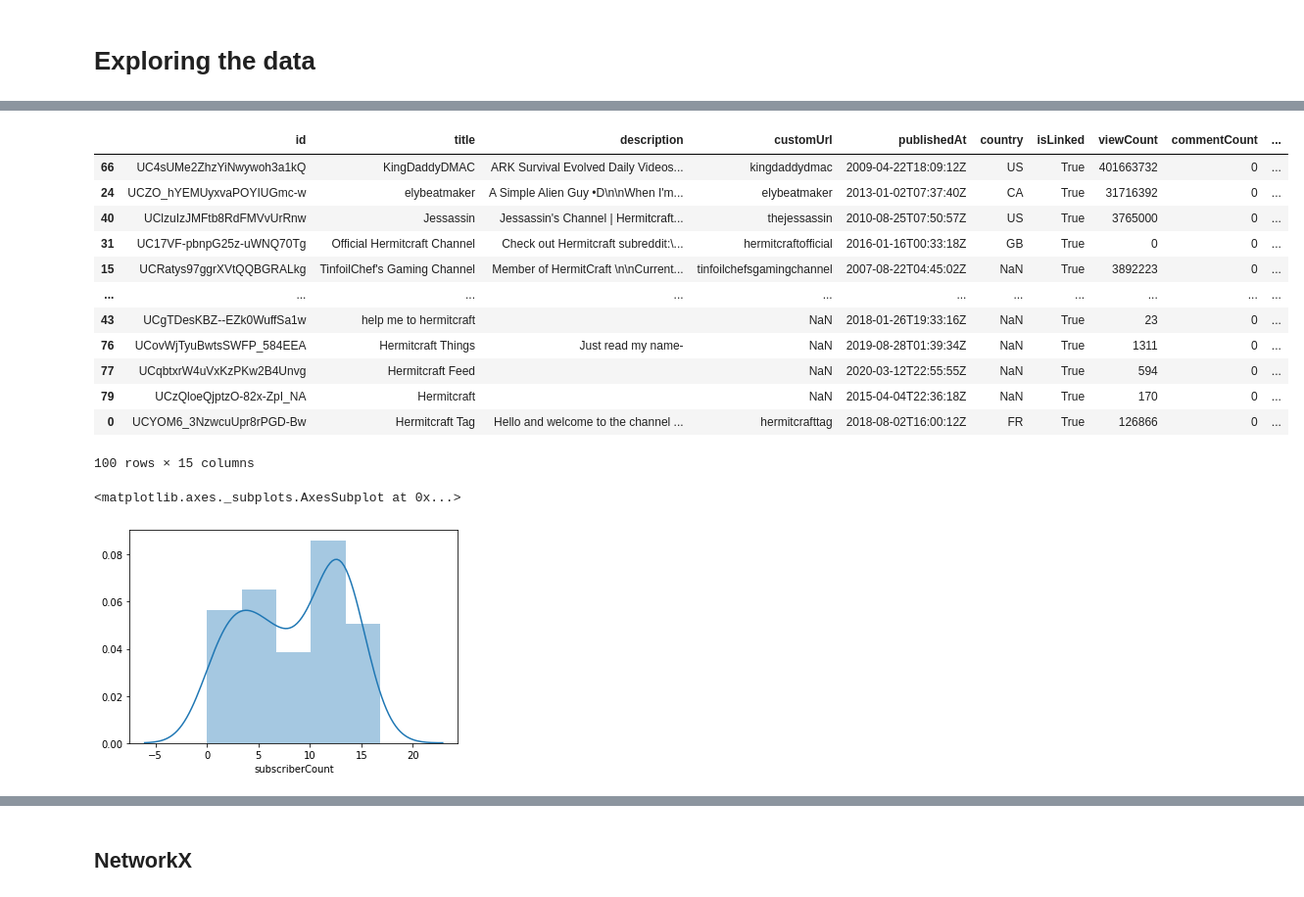
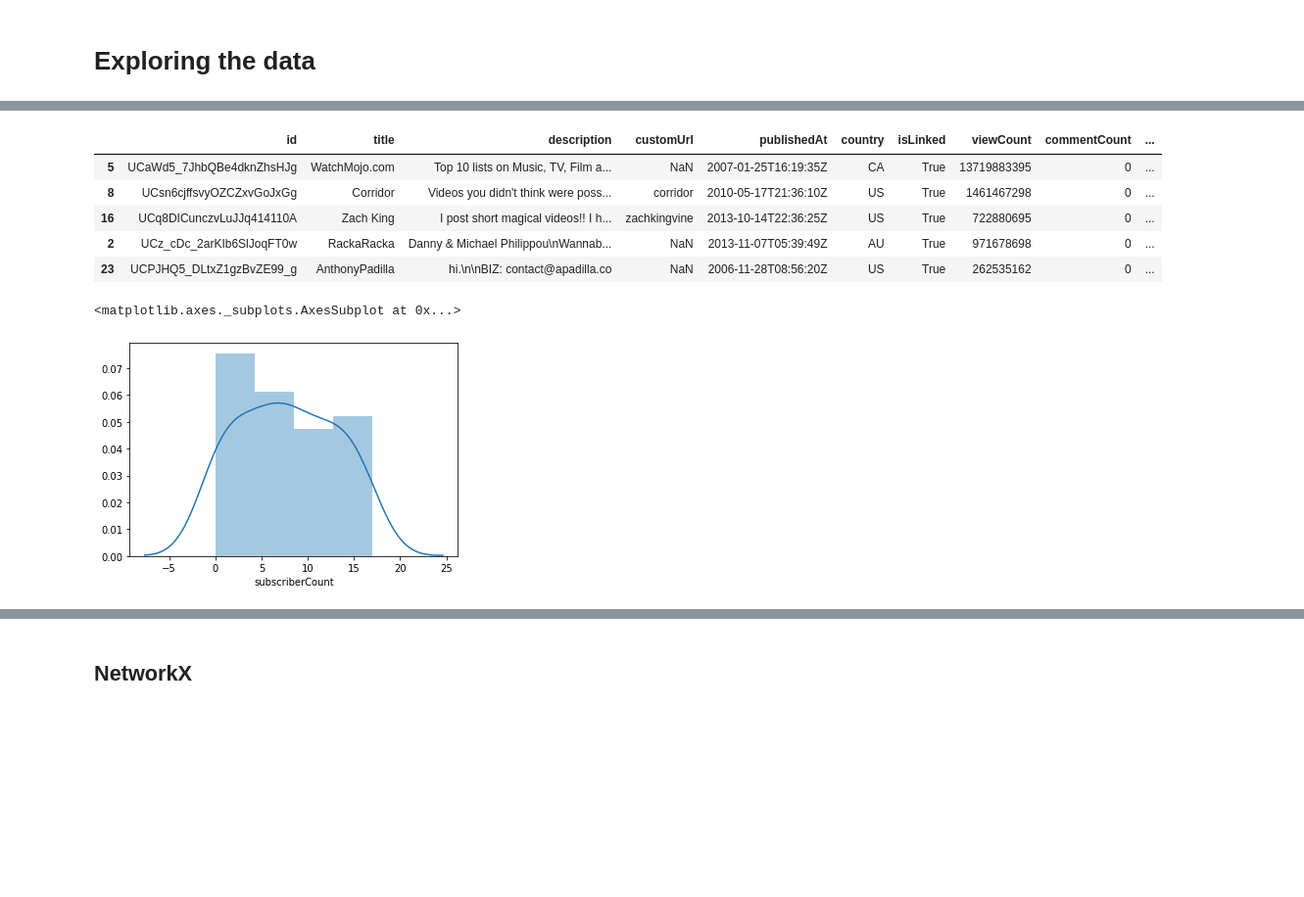
Before and after one commit to DanOvad/youtube-channel-analysis, a Jupyter notebook: youtube_data.ipynb, the cells around one changed output, grey strips where cells are left out. Shown at 98% size. Drawn from its saved outputs; the diff is of its cells as text; code cells hidden in the pictures; blank space fills up the shorter version.

```diff
--- a/youtube_data.ipynb
+++ b/youtube_data.ipynb
@@ -77,6 +79,7 @@ def request_youtube_search_channels(query, n):
                         q=query,
                         key=config.api_key)
         )
+        assert resp.ok
         nextPageToken = json.loads(resp.content)['nextPageToken']
         channel_list.extend(json.loads(resp.content)['items'])
         #print(len(set(channel['id']['channelId'] for channel in channel_list)))
@@ -152,7 +155,7 @@ def extract_channel_details(channel_resp):
 # Main
 # %%
 # Request n number of channels from a youtube search
-CHANNEL_LIST = request_youtube_search_channels('Hermitcraft',100)
+CHANNEL_LIST = request_youtube_search_channels('Corridor Crew',50)
 
 # Retrieve Channel Ids from the list of dictionaries
 CHANNELID_LIST = [channel['snippet']['channelId'] for channel in CHANNEL_LIST]
@@ -204,27 +189,17 @@ memory usage: 22.2+ KB
-# %%
-features = ['id','title','description','customUrl','publishedAt','country','isLinked', 'viewCount', 'commentCount', 'subscriberCount',
-           'hiddenSubscriberCount','keywords','showRelatedChannels','featuredChannelsUrls', 'featuredChannelsCount']
 # %%
-DF[features].sort_values(by='featuredChannelsCount', ascending = False)
+DF[features].sort_values(by='subscriberCount', ascending = False).head(5)
 # %% [output]
 |  | id | title | description | customUrl | publishedAt | country | isLinked | viewCount | commentCount | ... |
-| 66 | UC4sUMe2ZhzYiNwywoh3a1kQ | KingDaddyDMAC | ARK Survival Evolved Daily Videos... | kingdaddydmac | 2009-04-22T18:09:12Z | US | True | 401663732 | 0 | ... |
-| 24 | UCZO_hYEMUyxvaPOYIUGmc-w | elybeatmaker | A Simple Alien Guy •D\n\nWhen I'm... | elybeatmaker | 2013-01-02T07:37:40Z | CA | True | 31716392 | 0 | ... |
-| 40 | UClzuIzJMFtb8RdFMVvUrRnw | Jessassin | Jessassin's Channel | Hermitcraft... | thejessassin | 2010-08-25T07:50:57Z | US | True | 3765000 | 0 | ... |
-| 31 | UC17VF-pbnpG25z-uWNQ70Tg | Official Hermitcraft Channel | Check out Hermitcraft subreddit:\... | hermitcraftofficial | 2016-01-16T00:33:18Z | GB | True | 0 | 0 | ... |
-| 15 | UCRatys97ggrXVtQQBGRALkg | TinfoilChef's Gaming Channel | Member of HermitCraft \n\nCurrent... | tinfoilchefsgamingchannel | 2007-08-22T04:45:02Z | NaN | True | 3892223 | 0 | ... |
-| ... | ... | ... | ... | ... | ... | ... | ... | ... | ... | ... |
-| 43 | UCgTDesKBZ--EZk0WuffSa1w | help me to hermitcraft |  | NaN | 2018-01-26T19:33:16Z | NaN | True | 23 | 0 | ... |
-| 76 | UCovWjTyuBwtsSWFP_584EEA | Hermitcraft Things | Just read my name- | NaN | 2019-08-28T01:39:34Z | NaN | True | 1311 | 0 | ... |
-| 77 | UCqbtxrW4uVxKzPKw2B4Unvg | Hermitcraft Feed |  | NaN | 2020-03-12T22:55:55Z | NaN | True | 594 | 0 | ... |
-| 79 | UCzQloeQjptzO-82x-ZpI_NA | Hermitcraft |  | NaN | 2015-04-04T22:36:18Z | NaN | True | 170 | 0 | ... |
-| 0 | UCYOM6_3NzwcuUpr8rPGD-Bw | Hermitcraft Tag | Hello and welcome to the channel ... | hermitcrafttag | 2018-08-02T16:00:12Z | FR | True | 126866 | 0 | ... |
+| 5 | UCaWd5_7JhbQBe4dknZhsHJg | WatchMojo.com | Top 10 lists on Music, TV, Film a... | NaN | 2007-01-25T16:19:35Z | CA | True | 13719883395 | 0 | ... |
+| 8 | UCsn6cjffsvyOZCZxvGoJxGg | Corridor | Videos you didn't think were poss... | corridor | 2010-05-17T21:36:10Z | US | True | 1461467298 | 0 | ... |
+| 16 | UCq8DICunczvLuJJq414110A | Zach King | I post short magical videos!! I h... | zachkingvine | 2013-10-14T22:36:25Z | US | True | 722880695 | 0 | ... |
+| 2 | UCz_cDc_2arKIb6SlJoqFT0w | RackaRacka | Danny & Michael Philippou\nWannab... | NaN | 2013-11-07T05:39:49Z | AU | True | 971678698 | 0 | ... |
+| 23 | UCPJHQ5_DLtxZ1gzBvZE99_g | AnthonyPadilla | hi.\n\nBIZ: contact@apadilla.co | NaN | 2006-11-28T08:56:20Z | US | True | 262535162 | 0 | ... |
-100 rows × 15 columns
 # %%
 sns.distplot(DF['subscriberCount'].map(lambda x: np.log(x+1)))
 # %% [output]
 <matplotlib.axes._subplots.AxesSubplot at 0x...>
-[figure, old version]
+[figure, new version]
 # %%
 sns.distplot(DF['viewCount'].map(lambda x: np.log(x+1)))
 # %% [output]
```
Also changed, not shown: parts of 19 cells of this notebook.
